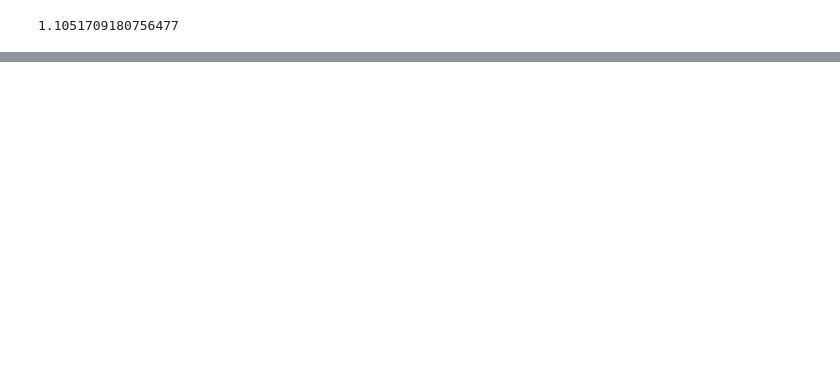
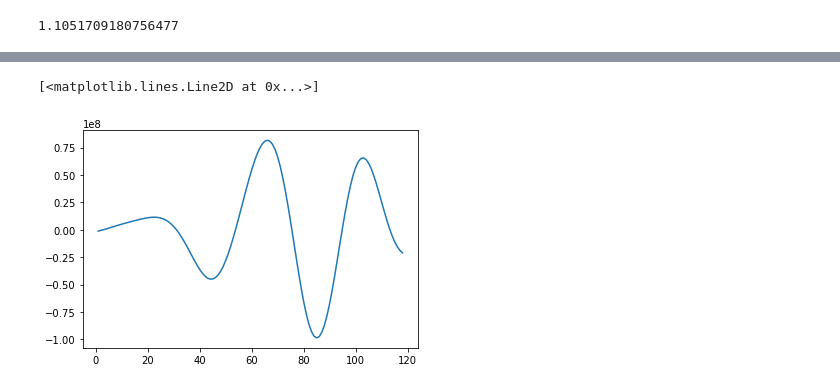
Before and after one commit to JCurran-Sebastian/BPs_for_VoC, a Jupyter notebook: voc_data.ipynb, the cells around one changed output, grey strips where cells are left out. Drawn from its saved outputs; the diff is of its cells as text; code cells hidden in the pictures; blank space fills up the shorter version.

```diff
--- a/voc_data.ipynb
+++ b/voc_data.ipynb
@@ -384,0 +481,5 @@ plt.plot(tt,st.nbinom.ppf(0.975,r[0:n],p[0:n]),linestyle=':',c='r')
+# %%
+plt.plot(tt[1:n],K12@LA.solve(K22,yy))
+# %% [output]
+[<matplotlib.lines.Line2D at 0x...>]
+[figure, added]
```
Also changed, not shown: parts of 19 cells of this notebook.
